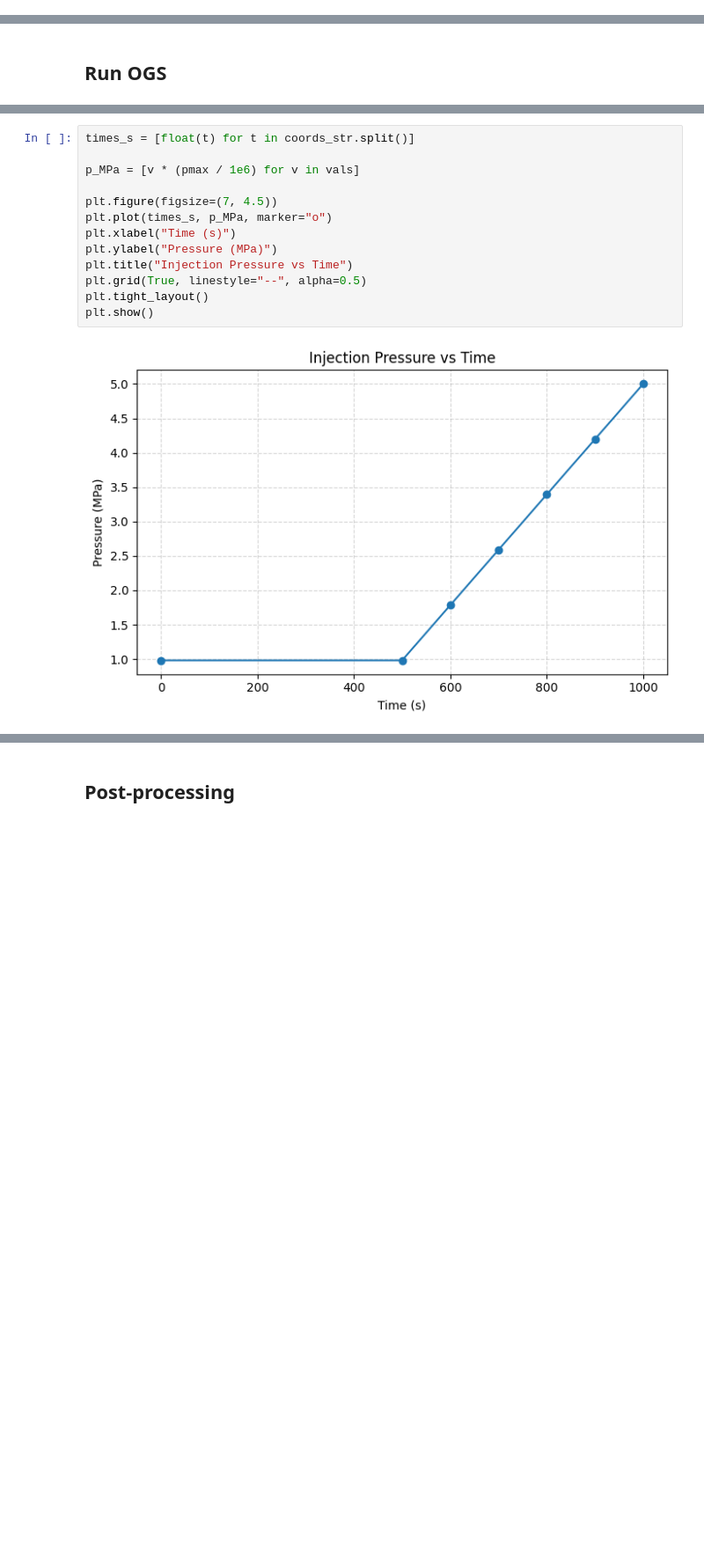
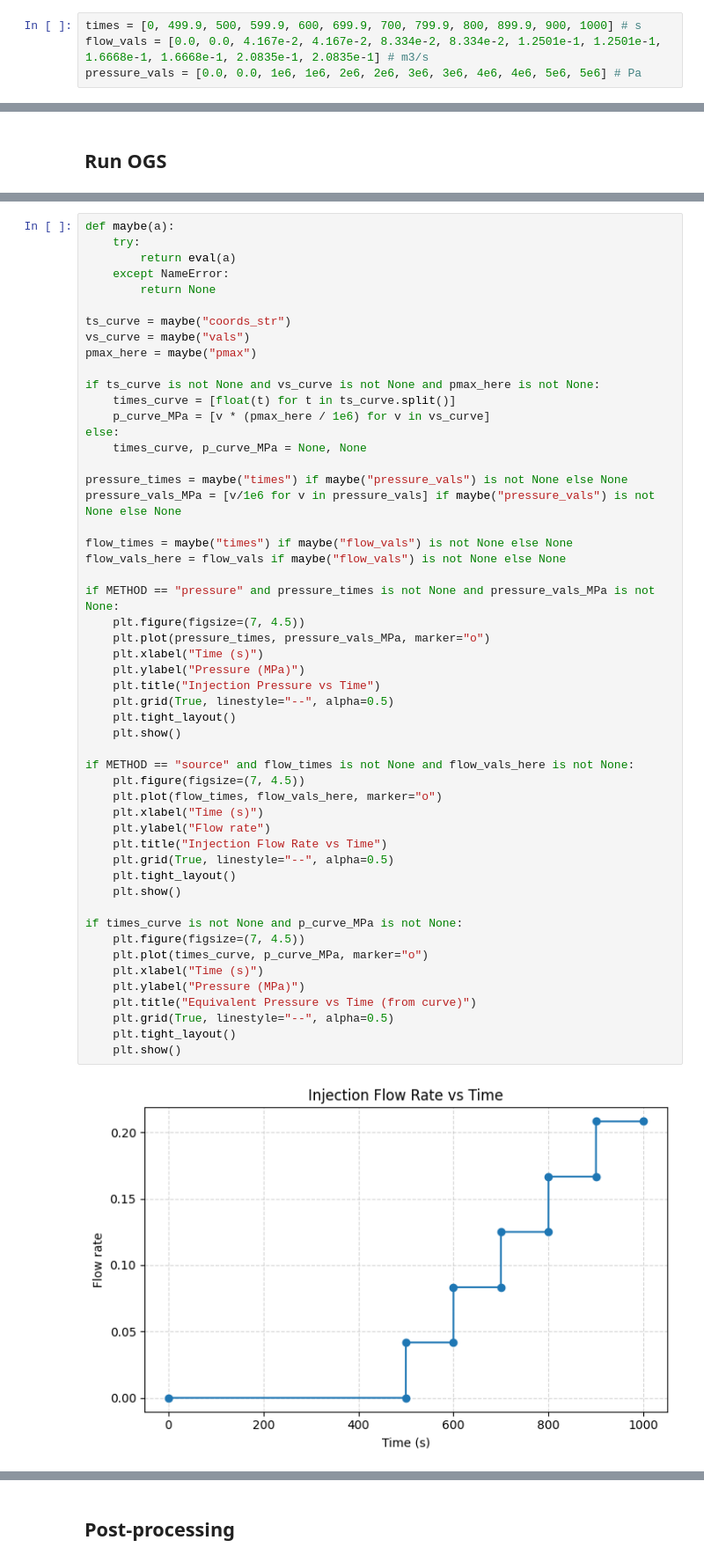
Before and after one commit to MostafaMollaali/STIMTEC, a Jupyter notebook: Fault.ipynb, the cells around one changed output, grey strips where cells are left out. Shown at 88% size. Drawn from its saved outputs; the diff is of its cells as text; blank space fills up the shorter version.

```diff
--- a/Fault.ipynb
+++ b/Fault.ipynb
@@ -32,0 +45,4 @@ mesh_dir = out_dir / "mesh"
+# %%
+times = [0, 499.9, 500, 599.9, 600, 699.9, 700, 799.9, 800, 899.9, 900, 1000] # s
+flow_vals = [0.0, 0.0, 4.167e-2, 4.167e-2, 8.334e-2, 8.334e-2, 1.2501e-1, 1.2501e-1, 1.6668e-1, 1.6668e-1, 2.0835e-1, 2.0835e-1] # m3/s
+pressure_vals = [0.0, 0.0, 1e6, 1e6, 2e6, 2e6, 3e6, 3e6, 4e6, 4e6, 5e6, 5e6] # Pa
@@ -202,15 +236,54 @@ Execution took 1110.9285700321198 s
 # %%
-times_s = [float(t) for t in coords_str.split()]
+def maybe(a):
+    try:
+        return eval(a)
+    except NameError:
+        return None
 
-p_MPa = [v * (pmax / 1e6) for v in vals]
+ts_curve = maybe("coords_str")
+vs_curve = maybe("vals")
+pmax_here = maybe("pmax")
 
-plt.figure(figsize=(7, 4.5))
-plt.plot(times_s, p_MPa, marker="o")
-plt.xlabel("Time (s)")
-plt.ylabel("Pressure (MPa)")
-plt.title("Injection Pressure vs Time")
-plt.grid(True, linestyle="--", alpha=0.5)
-plt.tight_layout()
-plt.show()
+if ts_curve is not None and vs_curve is not None and pmax_here is not None:
+    times_curve = [float(t) for t in ts_curve.split()]
+    p_curve_MPa = [v * (pmax_here / 1e6) for v in vs_curve]
+else:
+    times_curve, p_curve_MPa = None, None
+
+pressure_times = maybe("times") if maybe("pressure_vals") is not None else None
+pressure_vals_MPa = [v/1e6 for v in pressure_vals] if maybe("pressure_vals") is not None else None
+
+flow_times = maybe("times") if maybe("flow_vals") is not None else None
+flow_vals_here = flow_vals if maybe("flow_vals") is not None else None
+
+if METHOD == "pressure" and pressure_times is not None and pressure_vals_MPa is not None:
+    plt.figure(figsize=(7, 4.5))
+    plt.plot(pressure_times, pressure_vals_MPa, marker="o")
+    plt.xlabel("Time (s)")
+    plt.ylabel("Pressure (MPa)")
+    plt.title("Injection Pressure vs Time")
+    plt.grid(True, linestyle="--", alpha=0.5)
+    plt.tight_layout()
+    plt.show()
+
+if METHOD == "source" and flow_times is not None and flow_vals_here is not None:
+    plt.figure(figsize=(7, 4.5))
+    plt.plot(flow_times, flow_vals_here, marker="o")
+    plt.xlabel("Time (s)")
+    plt.ylabel("Flow rate")
+    plt.title("Injection Flow Rate vs Time")
+    plt.grid(True, linestyle="--", alpha=0.5)
+    plt.tight_layout()
+    plt.show()
+
+if times_curve is not None and p_curve_MPa is not None:
+    plt.figure(figsize=(7, 4.5))
+    plt.plot(times_curve, p_curve_MPa, marker="o")
+    plt.xlabel("Time (s)")
+    plt.ylabel("Pressure (MPa)")
+    plt.title("Equivalent Pressure vs Time (from curve)")
+    plt.grid(True, linestyle="--", alpha=0.5)
+    plt.tight_layout()
+    plt.show()
 # %% [output]
-[figure, old version]
+[figure, new version]
```
Also changed, not shown: parts of 24 cells of this notebook, 1 other file.
